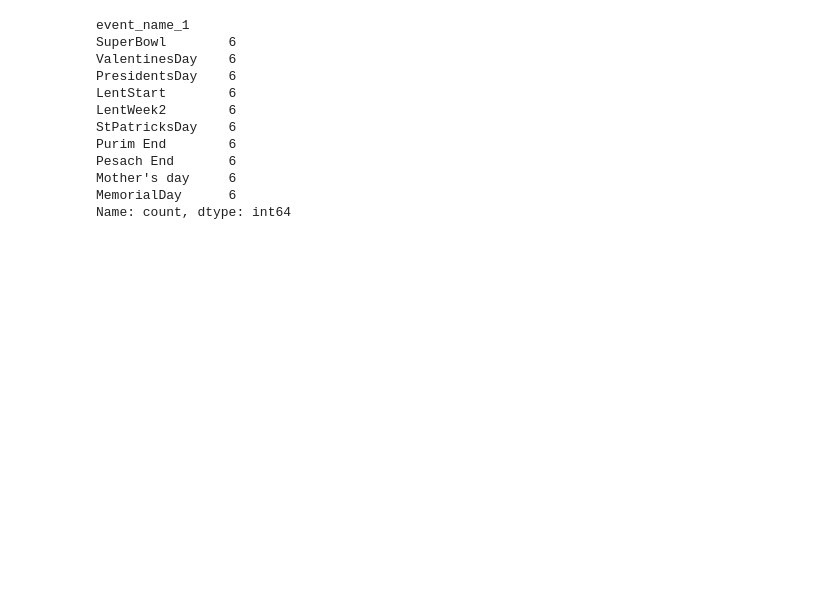
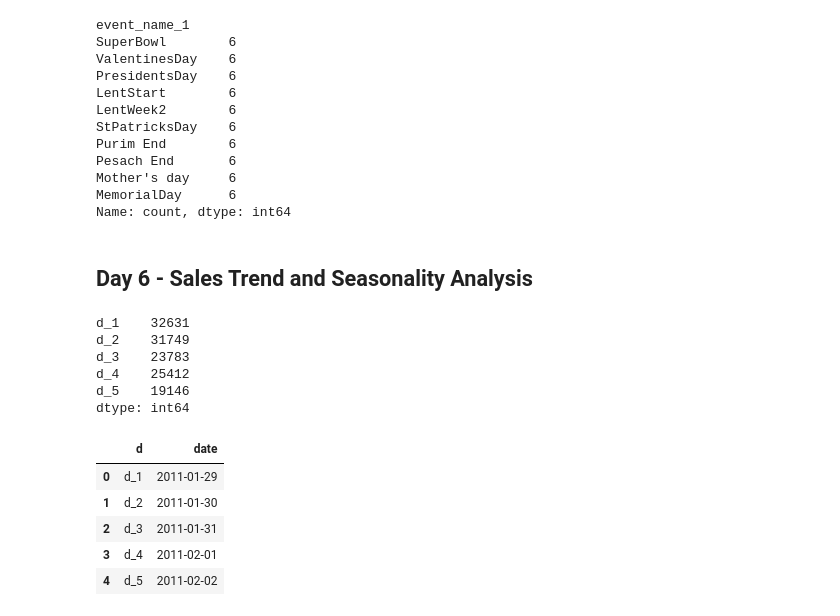
Before and after one commit to janupalliradhika/retail-demand-forecasting, a Jupyter notebook: notebooks/01_data_exploration.ipynb, the cells around one changed output. Drawn from its saved outputs; the diff is of its cells as text; code cells hidden in the pictures; blank space fills up the shorter version.

```diff
--- a/notebooks/01_data_exploration.ipynb
+++ b/notebooks/01_data_exploration.ipynb
@@ -493,3 +493,5 @@ Pesach End       6
 Mother's day     6
 MemorialDay      6
 Name: count, dtype: int64
+# %% [markdown]
+## Day 6 - Sales Trend and Seasonality Analysis
@@ -495,0 +502,18 @@ Name: count, dtype: int64
+# %%
+daily_sales.head()
+# %% [output]
+d_1    32631
+d_2    31749
+d_3    23783
+d_4    25412
+d_5    19146
+dtype: int64
+# %%
+calendar_clean[["d", "date"]].head()
+# %% [output]
+|  | d | date |
+| 0 | d_1 | 2011-01-29 |
+| 1 | d_2 | 2011-01-30 |
+| 2 | d_3 | 2011-01-31 |
+| 3 | d_4 | 2011-02-01 |
+| 4 | d_5 | 2011-02-02 |
```
Also changed, not shown: parts of 23 cells of this notebook.
